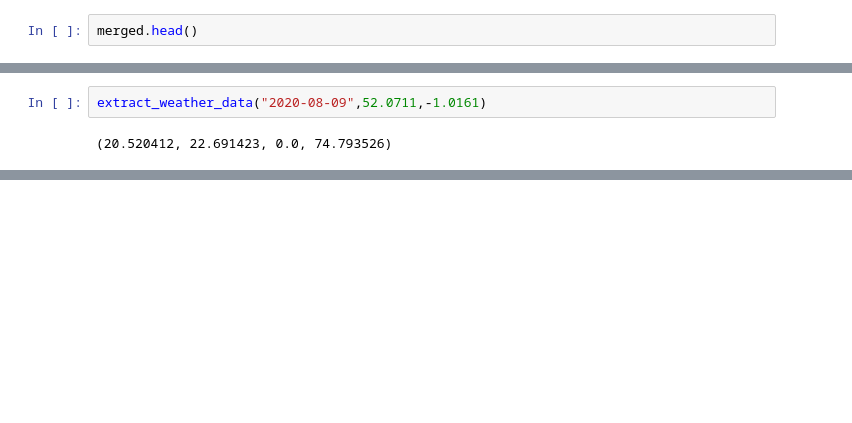
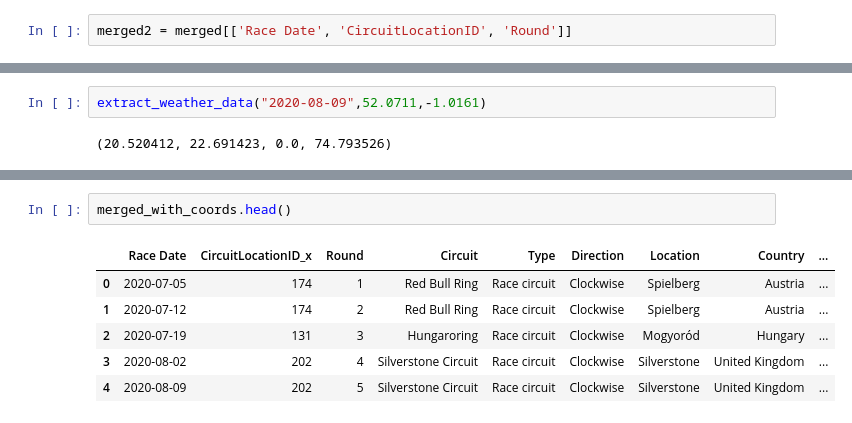
Before and after one commit to michalwietecki/f1-weather-dwh, a Jupyter notebook: results_table_creation.ipynb, the cells around one changed output, grey strips where cells are left out. Cells and saved outputs as stored; diff of their text form; blank space fills up the shorter version.

```diff
--- a/results_table_creation.ipynb
+++ b/results_table_creation.ipynb
@@ -683,4 +683,4 @@ def convert_date_format(date_str):
 # %%
 merged['Race Date'] = merged['Race Date'].apply(convert_date_format)
 # %%
-merged.head()
+merged2 = merged[['Race Date', 'CircuitLocationID', 'Round']]
@@ -697,0 +713,9 @@ extract_weather_data("2020-08-09",52.0711,-1.0161)
+# %%
+merged_with_coords.head()
+# %% [output]
+|  | Race Date | CircuitLocationID_x | Round | Circuit | Type | Direction | Location | Country | ... |
+| 0 | 2020-07-05 | 174 | 1 | Red Bull Ring | Race circuit | Clockwise | Spielberg | Austria | ... |
+| 1 | 2020-07-12 | 174 | 2 | Red Bull Ring | Race circuit | Clockwise | Spielberg | Austria | ... |
+| 2 | 2020-07-19 | 131 | 3 | Hungaroring | Race circuit | Clockwise | Mogyoród | Hungary | ... |
+| 3 | 2020-08-02 | 202 | 4 | Silverstone Circuit | Race circuit | Clockwise | Silverstone | United Kingdom | ... |
+| 4 | 2020-08-09 | 202 | 5 | Silverstone Circuit | Race circuit | Clockwise | Silverstone | United Kingdom | ... |
```
Also changed, not shown: parts of 12 cells of this notebook, 1 other file.
